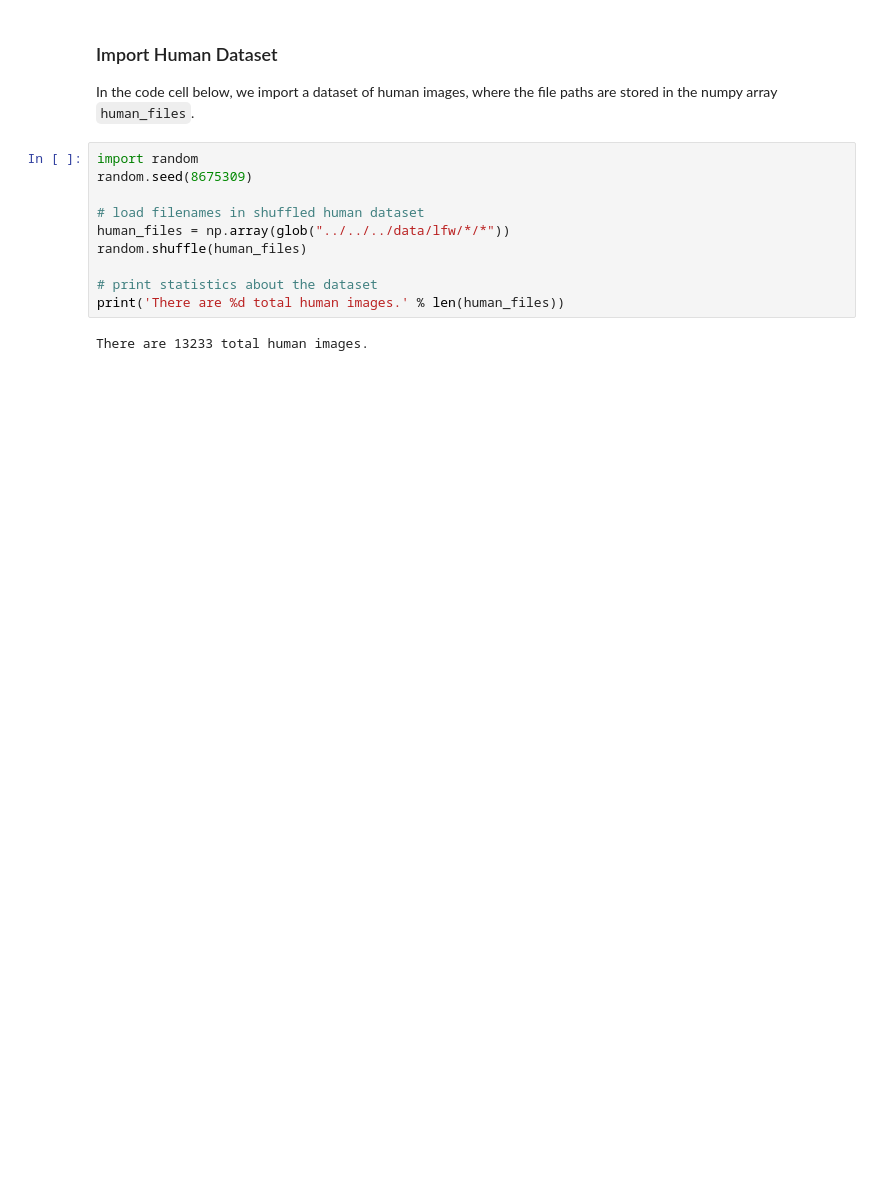
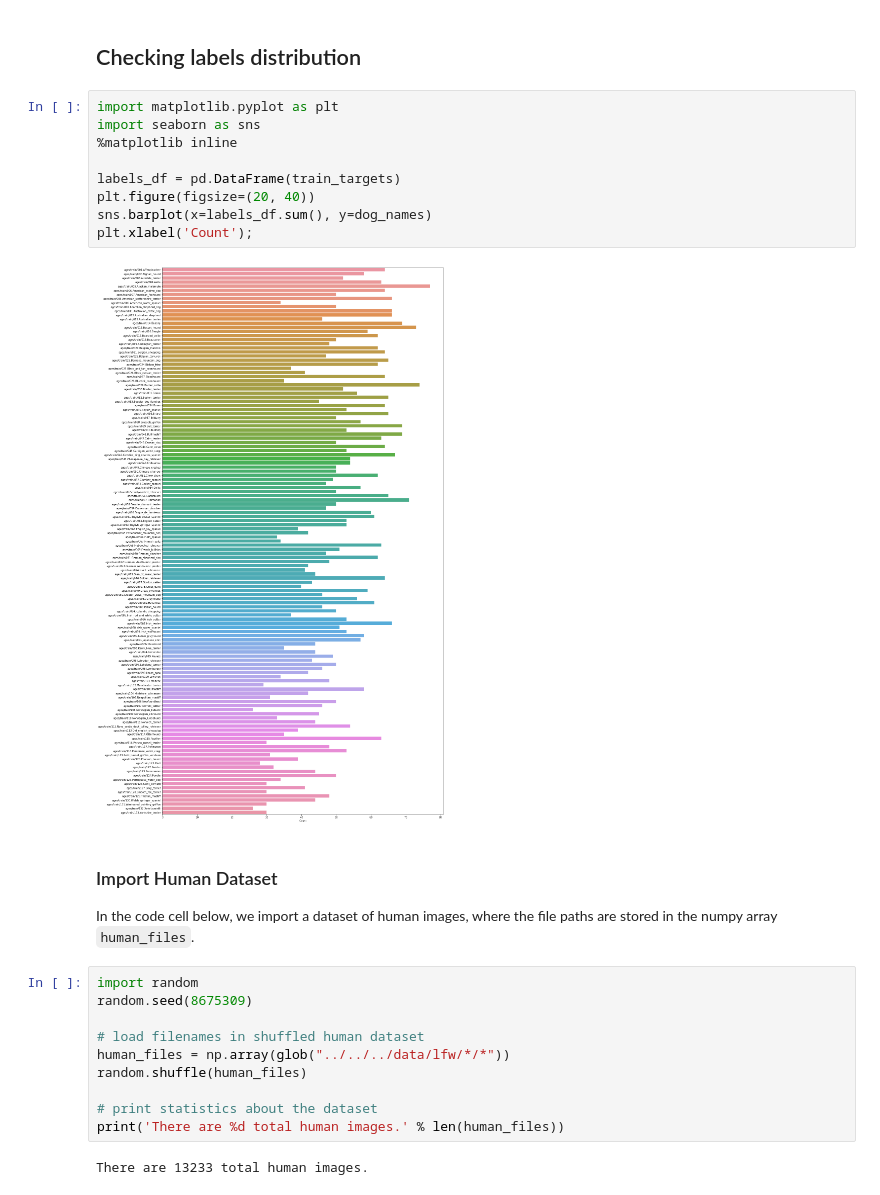
Before and after one commit to felipeagarcia/DogBreedClassifier, a Jupyter notebook: dog_app.ipynb, the cells around one changed output. Saved outputs shown, nothing was run; the diff lists cells and outputs as text; blank space fills up the shorter version.

```diff
--- a/dog_app.ipynb
+++ b/dog_app.ipynb
@@ -94,3 +94,16 @@ There are 836 test dog images.
+# %% [markdown]
+## Checking labels distribution
+# %%
+import matplotlib.pyplot as plt
+import seaborn as sns
+%matplotlib inline
+
+labels_df = pd.DataFrame(train_targets)
+plt.figure(figsize=(20, 40))
+sns.barplot(x=labels_df.sum(), y=dog_names)
+plt.xlabel('Count');
+# %% [output]
+[figure, added]
 # %% [markdown]
 ### Import Human Dataset
 
```
Also changed, not shown: parts of 11 cells of this notebook.
